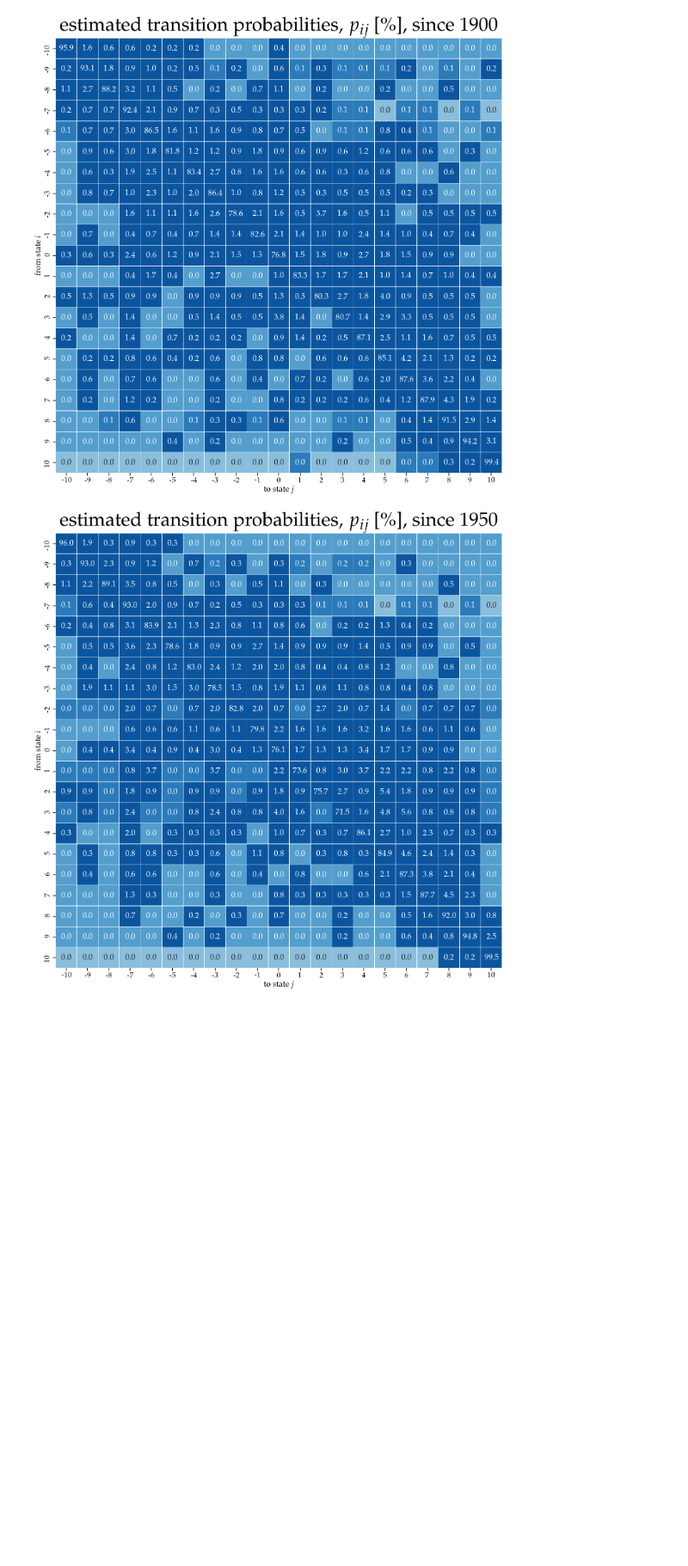
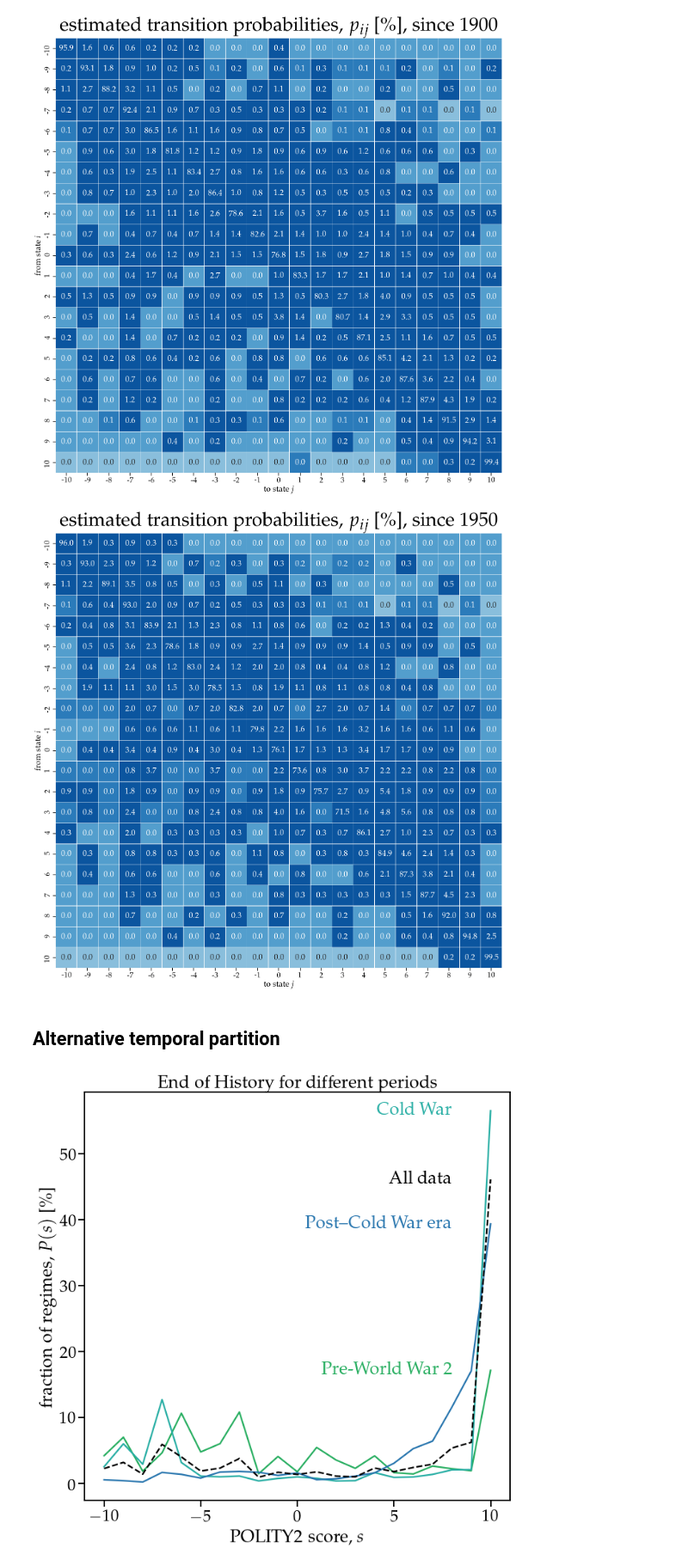
Before and after one commit to floklimm/democracyMarkovChain, a Jupyter notebook: SupplementaryAnalysis/1-markovChainEstimationDifferentYears.ipynb, the cells around one changed output. Shown: that part at 86% size. Cells and saved outputs as stored; diff of their text form; code cells hidden in the pictures; blank space fills up the shorter version.

Commit message:
counterfactuals and non-overlapping periods

```diff
--- a/SupplementaryAnalysis/1-markovChainEstimationDifferentYears.ipynb
+++ b/SupplementaryAnalysis/1-markovChainEstimationDifferentYears.ipynb
@@ -230,3 +230,5 @@ plt.title(r'estimated transition probabilities, $p_{ij}$ [$\%$], since 1950',siz
 plt.savefig('./fig/estimatedTransitionProbabilities1950.pdf',bbox_inches='tight')
 # %% [output]
 [figure]
+# %% [markdown]
+## Alternative temporal partition
@@ -232,0 +261,38 @@ plt.savefig('./fig/estimatedTransitionProbabilities1950.pdf',bbox_inches='tight'
+# %%
+plt.figure(figsize=(10,10))
+plt.plot(np.arange(-10,11,1),100*steadyStateEV_TimePreWW2,label='pre WW2', linestyle='solid',color='#27AE60')
+plt.plot(np.arange(-10,11,1),100*steadyStateEV_Time2,label='Cold War', linestyle='solid',color='#27AEA4')
+plt.plot(np.arange(-10,11,1),100*steadyStateEV_TimePostIronCurtain,label='post Cold War', linestyle='solid',color='#2775AE')
+
+
+plt.plot(np.arange(-10,11,1),100*steadyStateEV_Time1800,label='all', linestyle='dashed',color='k')
+
+
+
+plt.text(8,100*steadyStateEV_Time1800[-1],'All data',ha='right',va='center',color='k')
+plt.text(8,100*steadyStateEV_TimePreWW2[-1],'Pre-World War 2',ha='right',va='center',color='#27AE60')
+plt.text(8,100*steadyStateEV_Time2[-1],'Cold War',ha='right',va='center',color='#27AEA4')
+plt.text(8,100*steadyStateEV_TimePostIronCurtain[-1],'Post–Cold War era',ha='right',va='center',color='#2775AE')
+
+# plt.plot(np.arange(-10,11,1),100*steadyStateEV_Time1850,label='Since 1850', linestyle='solid',color='#6a040f')
+# plt.plot(np.arange(-10,11,1),100*steadyStateEV_Time1900,label='Since 1900', linestyle='solid',color='#d00000')
+# plt.plot(np.arange(-10,11,1),100*steadyStateEV_Time1950,label='Since 1950', linestyle='solid',color='#e85d04')
+
+# #plt.legend(loc=0)
+
+
+# plt.text(9,100*steadyStateEV_Time1800[-1],'Since 1800',ha='right',va='center',color='#03071e')
+# plt.text(9,100*steadyStateEV_Time1850[-1],'Since 1850',ha='right',va='center',color='#6a040f')
+# plt.text(9,100*steadyStateEV_Time1900[-1],'Since 1900',ha='right',va='center',color='#d00000')
+# plt.text(9,100*steadyStateEV_Time1950[-1],'Since 1950',ha='right',va='center',color='#e85d04')
+
+
+#plt.legend()
+
+plt.title('End of History for different periods')
+plt.xlabel(r'POLITY2 score, $s$')
+plt.ylabel(r'fraction of regimes, $P(s)$ [$\%$]')
+plt.tight_layout()
+plt.savefig('./fig/FigSI-EoH_timeperiods.pdf',bbox_inches='tight')
+# %% [output]
+[figure, added]
```
Also changed, not shown: parts of 1 cell of this notebook, 16 other files.
